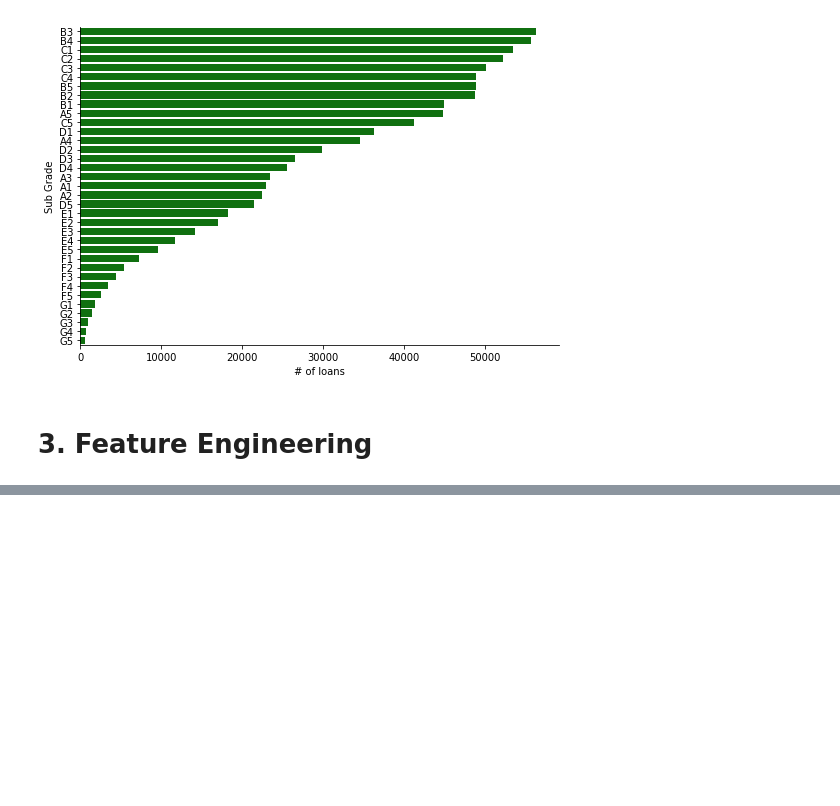
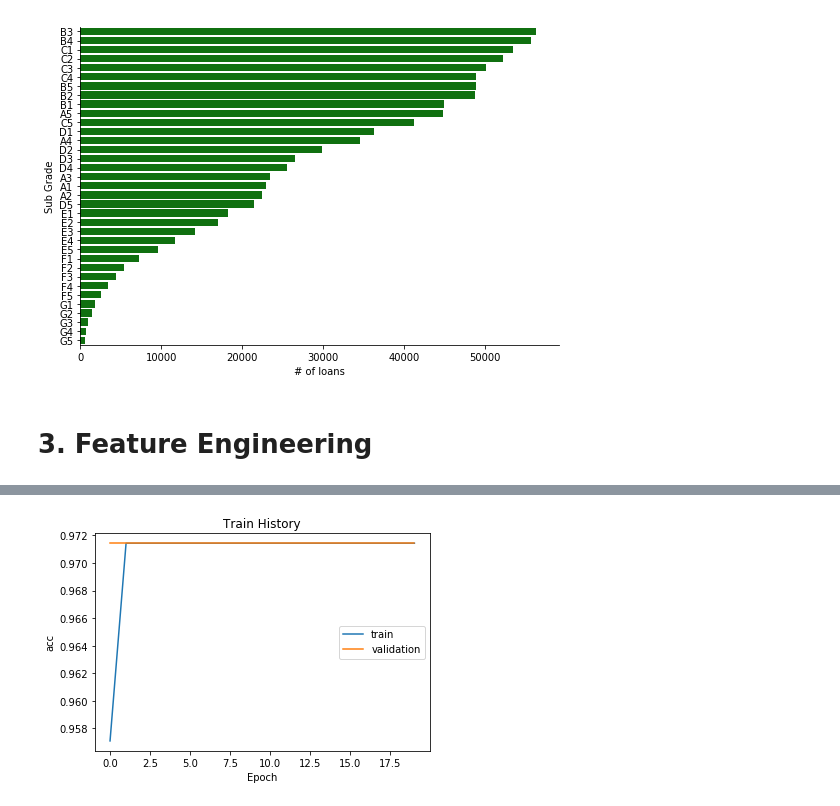
Before and after one commit to johnny12150/DSS_P2P, a Jupyter notebook: notebook/Grade - MLP.ipynb, the cells around one changed output, grey strips where cells are left out. Drawn from its saved outputs; the diff is of its cells as text; code cells hidden in the pictures; blank space fills up the shorter version.

Commit message:
Finish Keras MLP model

```diff
--- a/notebook/Grade - MLP.ipynb
+++ b/notebook/Grade - MLP.ipynb
@@ -173,0 +244,17 @@ sns.catplot(y='sub_grade', data=Loan_order, kind='count',
+# %%
+# 標準化
+minMaxScale = preprocessing.MinMaxScaler(feature_range=(0, 1))
+X = minMaxScale.fit_transform(X)
+# %%
+# 將資料分成訓練組及測試組
+X_train, X_test, y_train, y_test = train_test_split(X, Y, test_size=0.3, random_state=101)
+# %%
+from keras.models import Sequential
+from keras.layers import Dense
+from keras.wrappers.scikit_learn import KerasRegressor
+# 建立模型
+model = Sequential()
+model.add(Dense(13, input_dim=13, kernel_initializer='uniform', activation='relu'))
+model.add(Dense(35, kernel_initializer='uniform', activation='sigmoid'))
+model.compile(loss='binary_crossentropy', optimizer='adam', metrics=['accuracy'])
+train_history = model.fit(x=X_train, y=y_train, validation_split=0.1, epochs=10, batch_size=5000, verbose=2)
@@ -173,0 +280,13 @@ sns.catplot(y='sub_grade', data=Loan_order, kind='count',
+# %%
+def show_train_history(train_history, train, validation):
+    plt.plot(train_history.history[train])
+    plt.plot(train_history.history[validation])
+    plt.title('Train History')
+    plt.ylabel(train)
+    plt.xlabel('Epoch')
+    plt.legend(['train', 'validation'], loc='center right')
+    plt.show()
+# %%
+show_train_history(train_history, 'acc', 'val_acc')
+# %% [output]
+[figure, added]
```
Also changed, not shown: parts of 16 cells of this notebook.
